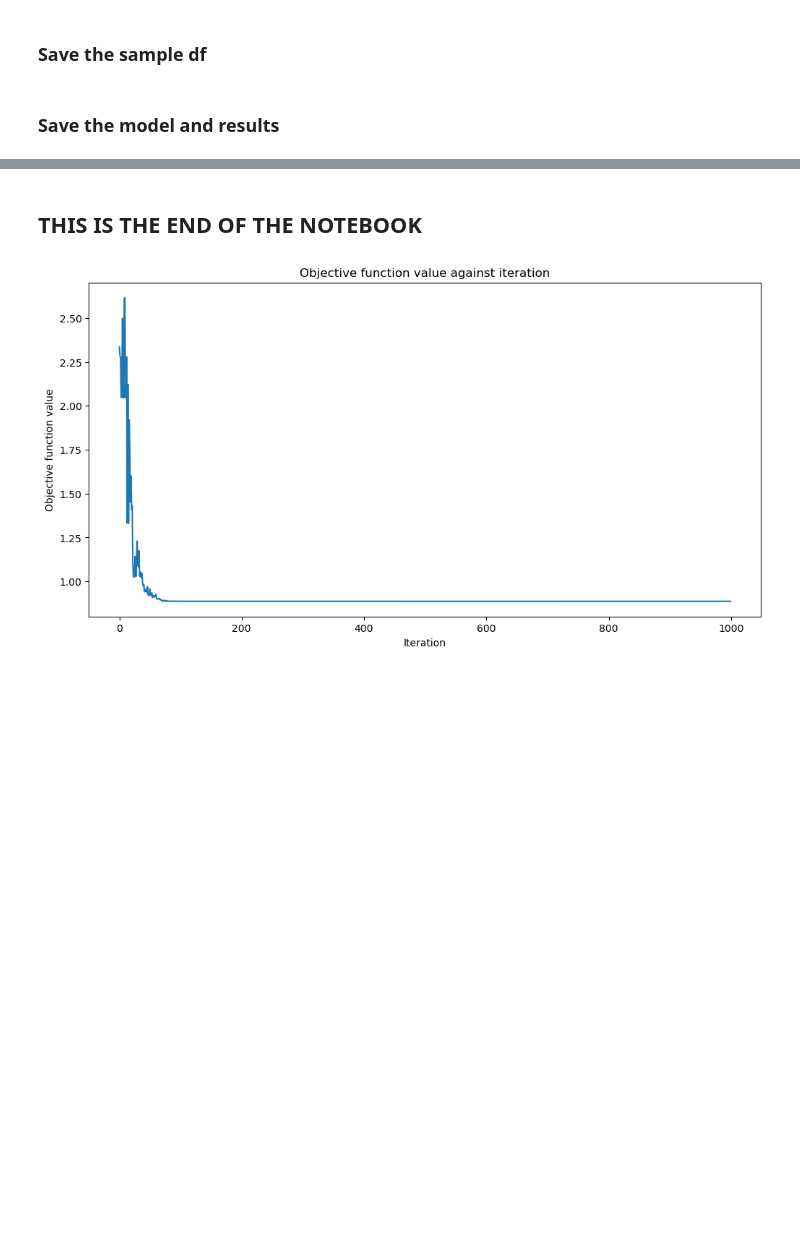
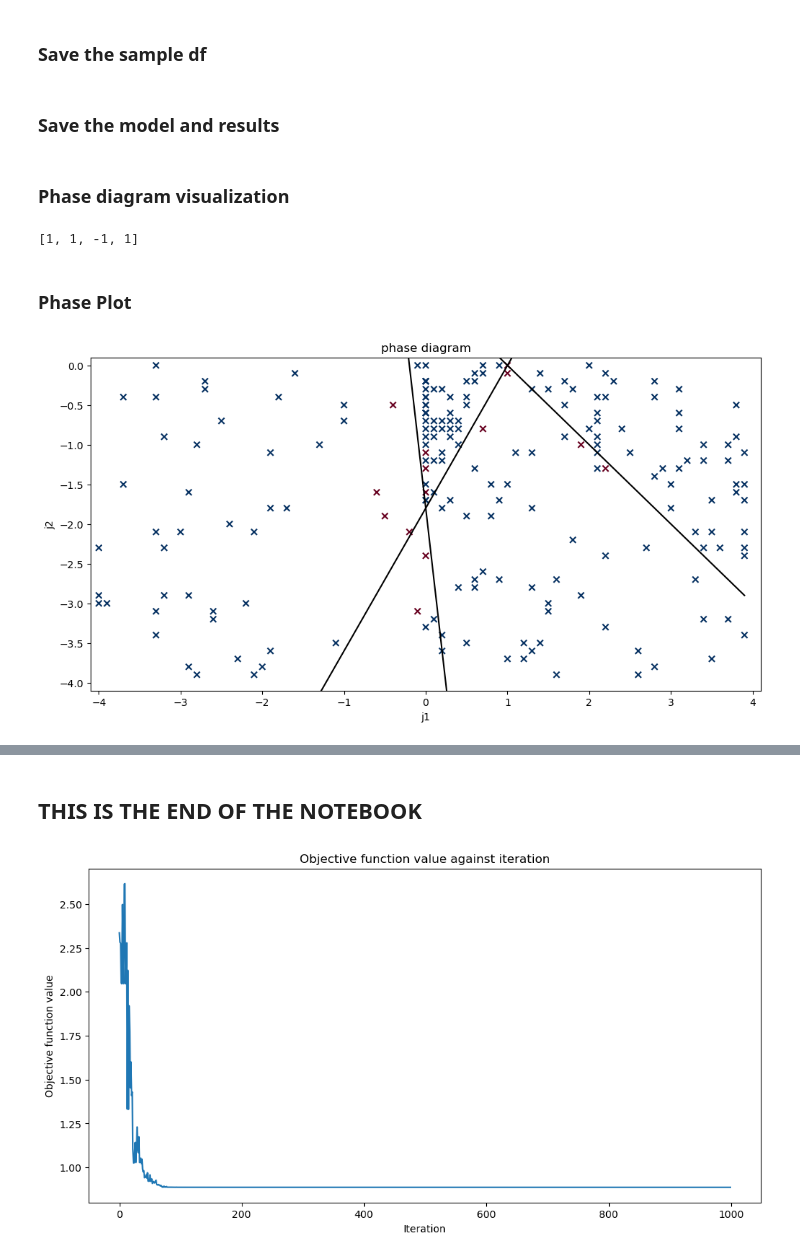
Before and after one commit to myrimur/qml-2024, a Jupyter notebook: qcnn.ipynb, the cells around one changed output, grey strips where cells are left out. Cells and saved outputs as stored; diff of their text form; code cells hidden in the pictures; blank space fills up the shorter version.

Commit message:
added phase plots

```diff
--- a/qcnn.ipynb
+++ b/qcnn.ipynb
@@ -288,7 +288,8 @@ def get_tested_points(df):
     df_tested = df[~df["predicted_phase"].isnull()].astype({"predicted_phase": np.int64})
     return df_tested
 # %%
-get_tested_points(df_result).shape
+df_tested = get_tested_points(df_result)
+df_tested.shape
 # %% [output]
 (200, 268)
 # %% [markdown]
@@ -332,3 +333,50 @@ if LOAD_RESULTS:
     with open("results.pkl", 'rb') as f:
 
         obj_func_vals = pkl.load(f)
+# %% [markdown]
+### Phase diagram visualization
+# %%
+def point_position_relative_to_lines(x, y, lines):
+    """
+    Determine if the point (x, y) is above, below, or on each line in a list of lines, including vertical lines.
+
+    Args:
+    x (float): x-coordinate of the point.
+    y (float): y-coordinate of the point.
+    lines (list of tuples): Each tuple contains either (m, b) for non-vertical lines or ('vertical', c) for vertical lines.
+
+    Returns:
+    list: Each element is 1 (above), 0 (on), or -1 (below) for each corresponding line. For vertical lines, 1 (right), -1 (left).
+    """
+    results = []
+    if y>1e-12:
+      raise ValueError("incorrect input")
+    for line in lines:
+        if line[0] == 'vertical':  # Check if the line is vertical
+            c = line[1]
+            if x > c:
+                results.append(1)  # The point is to the right of the vertical line
+            elif x < c:
+                results.append(-1)  # The point is to the left of the vertical line
+            else:
+                results.append(0)  # The point is on the vertical line
+        else:
+            m, b = line
+            line_y = m * x + b
+            if y > line_y:
+                results.append(1)  # The point is above the line
+            elif y < line_y:
+                results.append(-1)  # The point is below the line
+            else:
+                results.append(0)  # The point is on the line
+    return results
+
+# Example usage
+
+lines = [(-9, -1.8), ('vertical', 0), (1.8, -1.8), (-1, 1)]  # List of (slope, intercept) for each line
+x, y = 4, -2  # Coordinates of the point
+
+positions = point_position_relative_to_lines(x, y, lines)
+positions
+# %% [output]
+[1, 1, -1, 1]
@@ -334,0 +407,25 @@ if LOAD_RESULTS:
+# %% [markdown]
+### Phase Plot
+# %%
+import matplotlib.pyplot as plt
+import matplotlib.lines as mlines
+
+# line =
+x_ticks = np.arange(-4, 4, 0.1)  # Every third tick position
+y_ticks = np.arange(0, -4, -0.1)  # Every third tick position
+
+# plt.plot(x_ticks, x_ticks* lines[0][1] +lines[0][1], color='black')
+plt.plot(x_ticks, x_ticks* lines[0][0] +lines[0][1], color='black')
+plt.plot(x_ticks, x_ticks* lines[2][0] +lines[2][1], color='black')
+plt.plot(x_ticks, x_ticks* lines[3][0] +lines[3][1], color='black')
+plt.scatter(x=df_tested['J1']/10, y=df_tested['J2']/10, c=df_tested['predicted_phase']==df_tested['phase'], cmap='RdBu', marker='x')
+
+plt.xlim(-4.1, 4.1)
+plt.ylim(-4.1, 0.1)
+
+plt.title("phase diagram")
+plt.xlabel("j1")
+plt.ylabel("j2")
+plt.show()
+# %% [output]
+[figure, added]
```
Also changed, not shown: parts of 4 cells of this notebook.
